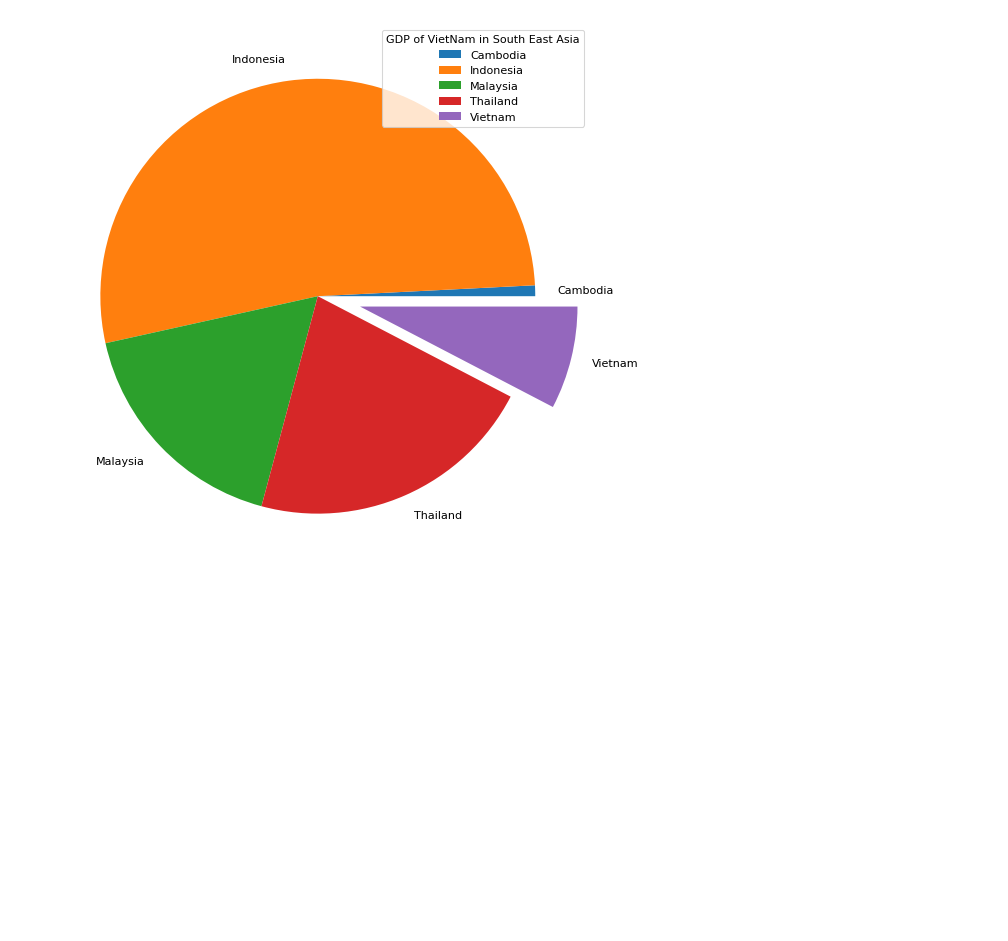
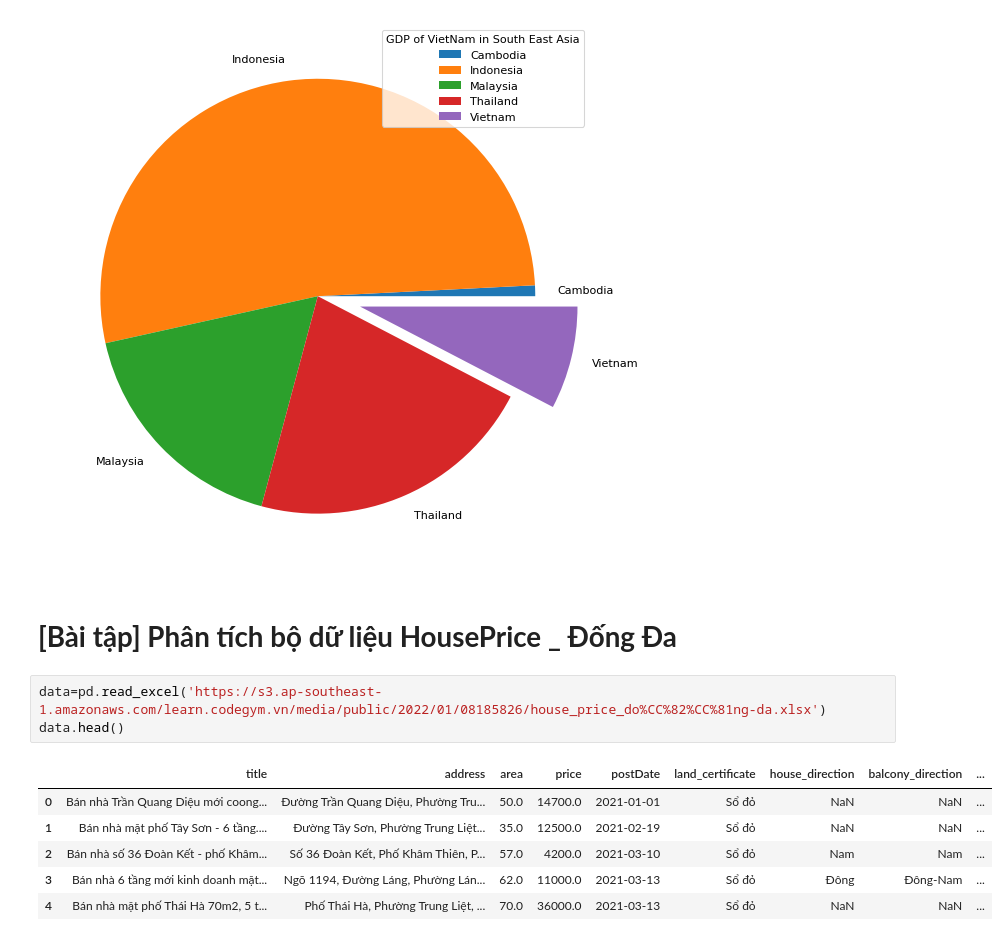
Before and after one commit to mark3000-010701/Dataanalyst, a Jupyter notebook: Bài_tập_data_Visualization_1_.ipynb, the cells around one changed output. Drawn from its saved outputs; the diff is of its cells as text; blank space fills up the shorter version.

```diff
--- a/Bài_tập_data_Visualization_1_.ipynb
+++ b/Bài_tập_data_Visualization_1_.ipynb
@@ -105,3 +105,15 @@ plt.legend(title='GDP of VietNam in South East Asia')
 plt.show()
 # %% [output]
 [figure]
+# %% [markdown]
+# **[Bài tập] Phân tích bộ dữ liệu HousePrice _ Đống Đa**
+# %%
+data=pd.read_excel('https://s3.ap-southeast-1.amazonaws.com/learn.codegym.vn/media/public/2022/01/08185826/house_price_do%CC%82%CC%81ng-da.xlsx')
+data.head()
+# %% [output]
+|  | title | address | area | price | postDate | land_certificate | house_direction | balcony_direction | ... |
+| 0 | Bán nhà Trần Quang Diệu mới coong... | Đường Trần Quang Diệu, Phường Tru... | 50.0 | 14700.0 | 2021-01-01 | Sổ đỏ | NaN | NaN | ... |
+| 1 | Bán nhà mặt phố Tây Sơn - 6 tầng.... | Đường Tây Sơn, Phường Trung Liệt... | 35.0 | 12500.0 | 2021-02-19 | Sổ đỏ | NaN | NaN | ... |
+| 2 | Bán nhà số 36 Đoàn Kết - phố Khâm... | Số 36 Đoàn Kết, Phố Khâm Thiên, P... | 57.0 | 4200.0 | 2021-03-10 | Sổ đỏ | Nam | Nam | ... |
+| 3 | Bán nhà 6 tầng mới kinh doanh mặt... | Ngõ 1194, Đường Láng, Phường Lán... | 62.0 | 11000.0 | 2021-03-13 | Sổ đỏ | Đông | Đông-Nam | ... |
+| 4 | Bán nhà mặt phố Thái Hà 70m2, 5 t... | Phố Thái Hà, Phường Trung Liệt, ... | 70.0 | 36000.0 | 2021-03-13 | Sổ đỏ | NaN | NaN | ... |
```
Also changed, not shown: parts of 2 cells of this notebook.
